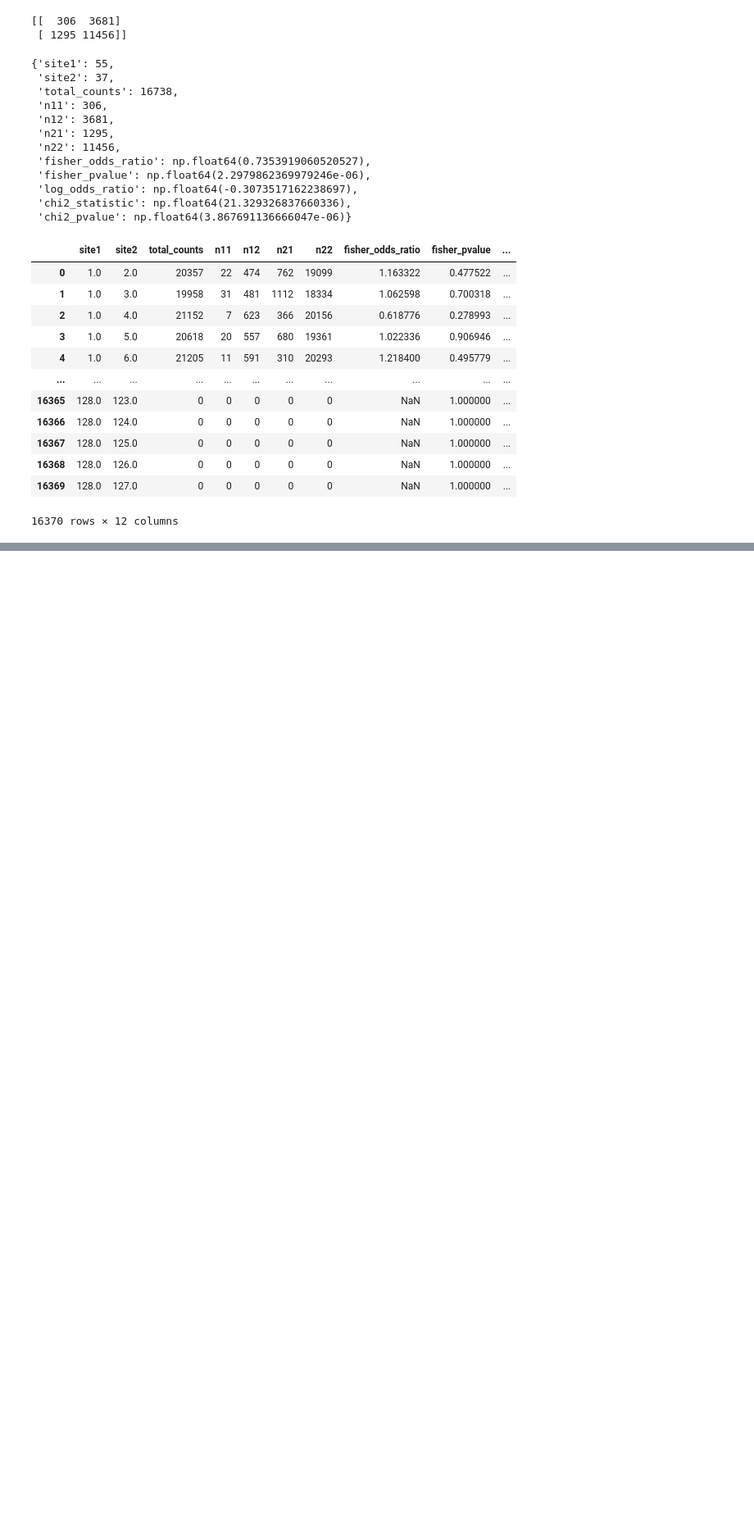
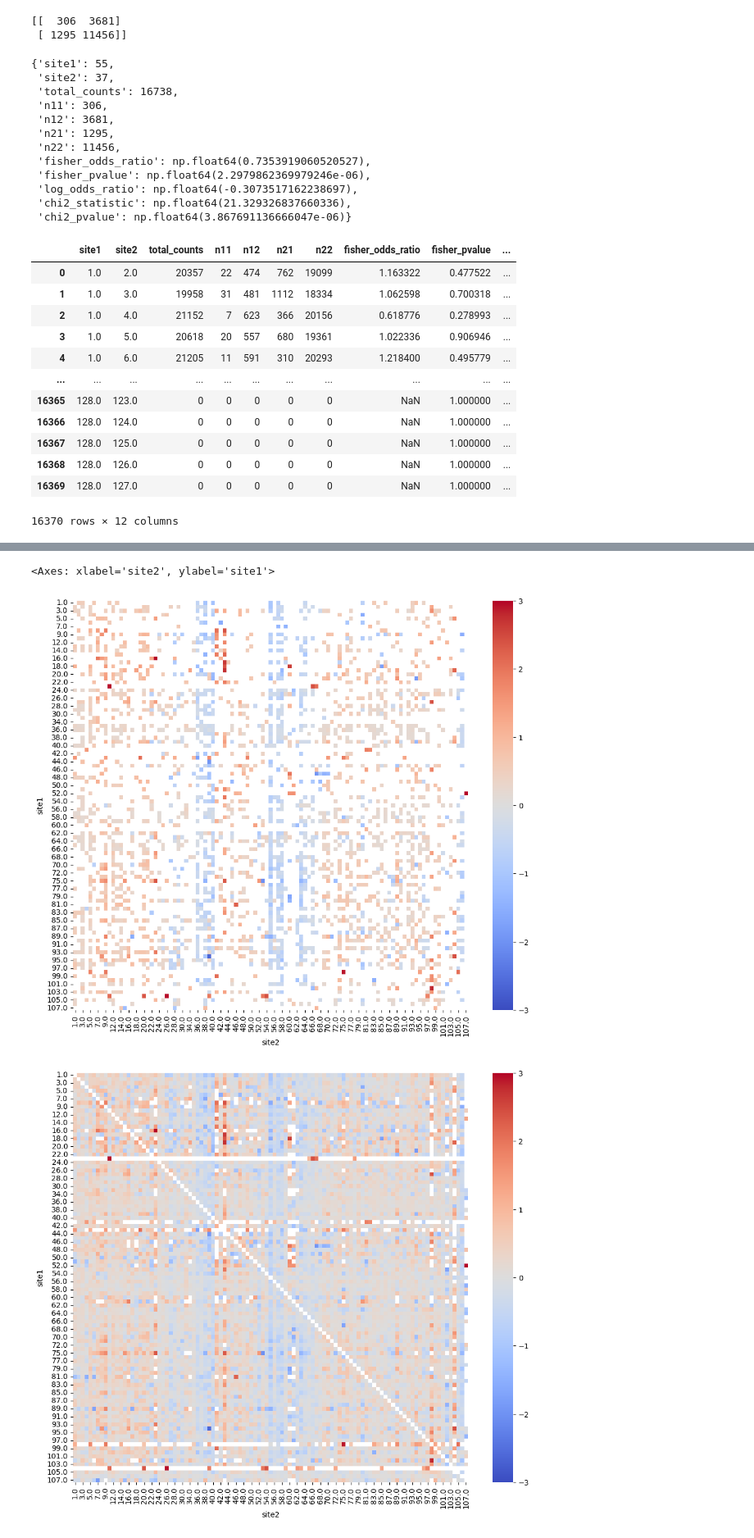
Before and after one commit to matsengrp/dasm-epistasis-experiments, a Jupyter notebook: counts_based_correlation.ipynb, the cells around one changed output, grey strips where cells are left out. Shown at 82% size. Cells and saved outputs as stored; diff of their text form; code cells hidden in the pictures; blank space fills up the shorter version.

```diff
--- a/counts_based_correlation.ipynb
+++ b/counts_based_correlation.ipynb
@@ -3062,3 +3062,6 @@ pd.merge(results_df, results_df.rename(columns={'site1':'site2', 'site2':'site1'
 | 16368 | 128.0 | 126.0 | 0 | 0 | 0 | 0 | 0 | NaN | 1.000000 | ... |
 | 16369 | 128.0 | 127.0 | 0 | 0 | 0 | 0 | 0 | NaN | 1.000000 | ... |
 16370 rows × 12 columns
+# %%
+results_df = pd.read_csv('/home/nharel/re/dnsm-experiments-1/dnsm-train/_ignore/test_output/dnsm_1m-v1jaffe+v1tang-joint-ON-v1rodriguez-mutation_association_by_branch_length.csv')
+results_df
@@ -3064,0 +3082,10 @@ pd.merge(results_df, results_df.rename(columns={'site1':'site2', 'site2':'site1'
+# %%
+fig, ax = plt.subplots(figsize=(12, 10))
+sns.heatmap(results_df[(results_df.poisson_pvalue < 0.05)].pivot_table(index='site1', columns='site2', values='log_rate_ratio'), vmin=-3, vmax=3, cmap="coolwarm", ax=ax)
+fig, ax = plt.subplots(figsize=(12, 10))
+
+sns.heatmap(results_df.pivot_table(index='site1', columns='site2', values='log_rate_ratio'), vmin=-3, vmax=3, cmap="coolwarm", ax=ax)
+# %% [output]
+<Axes: xlabel='site2', ylabel='site1'>
+[figure, added]
+[figure, added]
```
Also changed, not shown: parts of 19 cells of this notebook.
